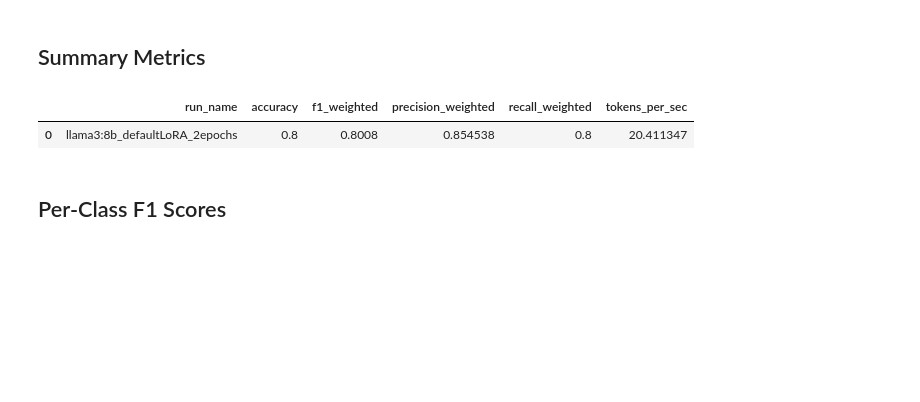
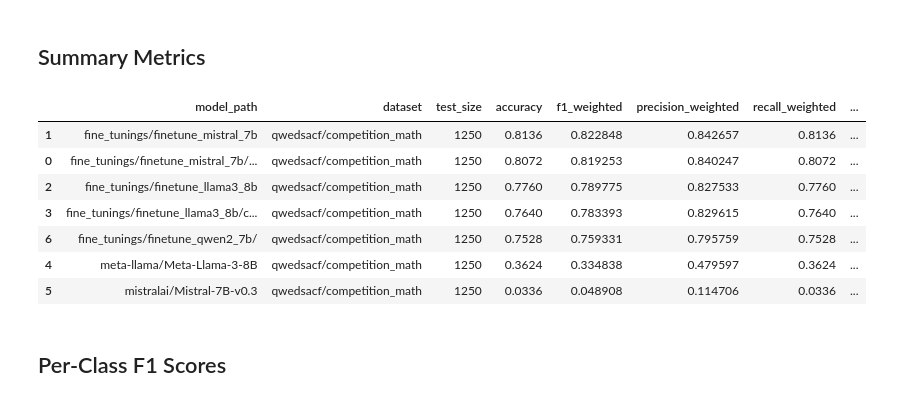
Before and after one commit to yass-ML/AdvancedNLP-Project, a Jupyter notebook: notebooks/view_experiments.ipynb, the cells around one changed output. Drawn from its saved outputs; the diff is of its cells as text; code cells hidden in the pictures; blank space fills up the shorter version.

```diff
--- a/notebooks/view_experiments.ipynb
+++ b/notebooks/view_experiments.ipynb
@@ -9,7 +9,7 @@ pd.set_option('display.width', None)
 # %%
 # Load results (assuming notebook is in notebooks/ and csv is in root)
 try:
-    df = pd.read_csv('../experiments.csv')
+    df = pd.read_csv('../fine_tunings/experiments.csv')
 except FileNotFoundError:
     # Fallback if running from root
     df = pd.read_csv('experiments.csv')
@@ -24,12 +30,18 @@ Total experiments: 1
 ## Summary Metrics
 # %%
 # Key metrics comparison
-summary_cols = ['run_name', 'accuracy', 'f1_weighted', 'precision_weighted', 'recall_weighted', 'tokens_per_sec']
+summary_cols = ['model_path', 'dataset', 'test_size', 'accuracy', 'f1_weighted', 'precision_weighted', 'recall_weighted', 'tokens_per_sec']
 available_cols = [c for c in summary_cols if c in df.columns]
 df[available_cols].sort_values('accuracy', ascending=False)
 # %% [output]
-|  | run_name | accuracy | f1_weighted | precision_weighted | recall_weighted | tokens_per_sec |
-| 0 | llama3:8b_defaultLoRA_2epochs | 0.8 | 0.8008 | 0.854538 | 0.8 | 20.411347 |
+|  | model_path | dataset | test_size | accuracy | f1_weighted | precision_weighted | recall_weighted | ... |
+| 1 | fine_tunings/finetune_mistral_7b | qwedsacf/competition_math | 1250 | 0.8136 | 0.822848 | 0.842657 | 0.8136 | ... |
+| 0 | fine_tunings/finetune_mistral_7b/... | qwedsacf/competition_math | 1250 | 0.8072 | 0.819253 | 0.840247 | 0.8072 | ... |
+| 2 | fine_tunings/finetune_llama3_8b | qwedsacf/competition_math | 1250 | 0.7760 | 0.789775 | 0.827533 | 0.7760 | ... |
+| 3 | fine_tunings/finetune_llama3_8b/c... | qwedsacf/competition_math | 1250 | 0.7640 | 0.783393 | 0.829615 | 0.7640 | ... |
+| 6 | fine_tunings/finetune_qwen2_7b/ | qwedsacf/competition_math | 1250 | 0.7528 | 0.759331 | 0.795759 | 0.7528 | ... |
+| 4 | meta-llama/Meta-Llama-3-8B | qwedsacf/competition_math | 1250 | 0.3624 | 0.334838 | 0.479597 | 0.3624 | ... |
+| 5 | mistralai/Mistral-7B-v0.3 | qwedsacf/competition_math | 1250 | 0.0336 | 0.048908 | 0.114706 | 0.0336 | ... |
 # %% [markdown]
 ## Per-Class F1 Scores
 # %%
```
Also changed, not shown: parts of 3 cells of this notebook, 5 other files.
